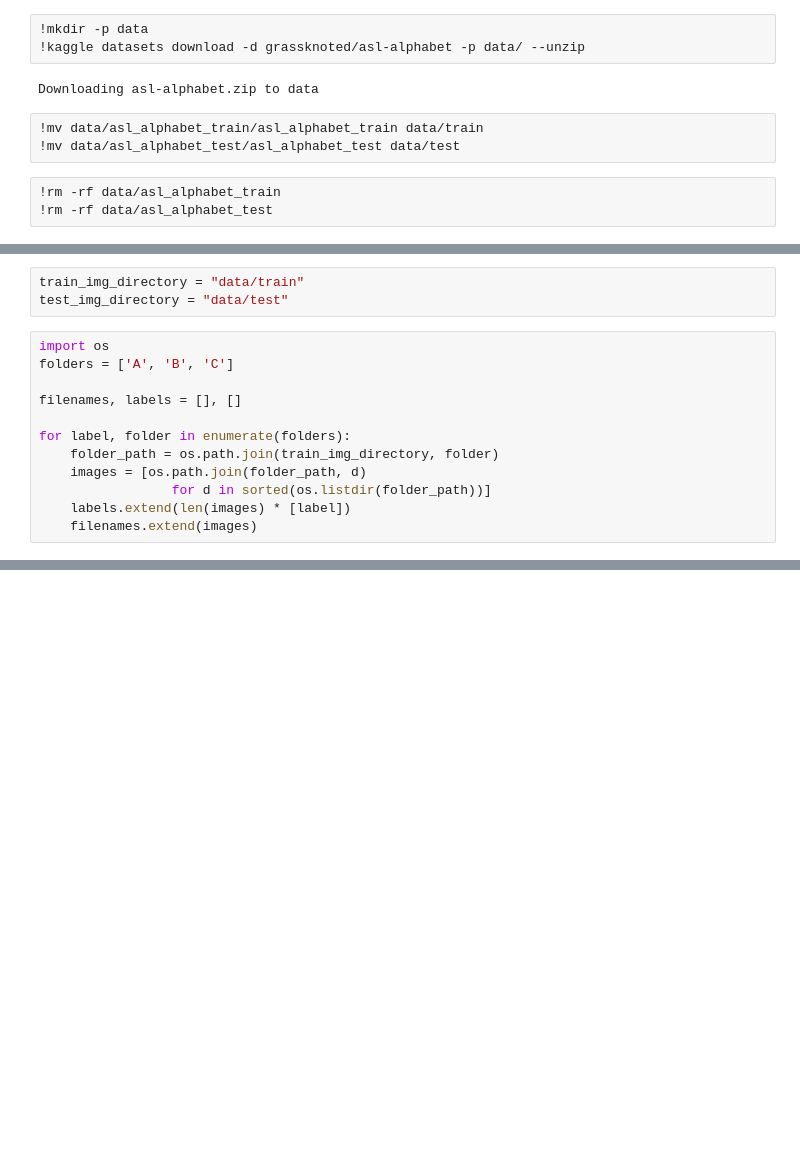
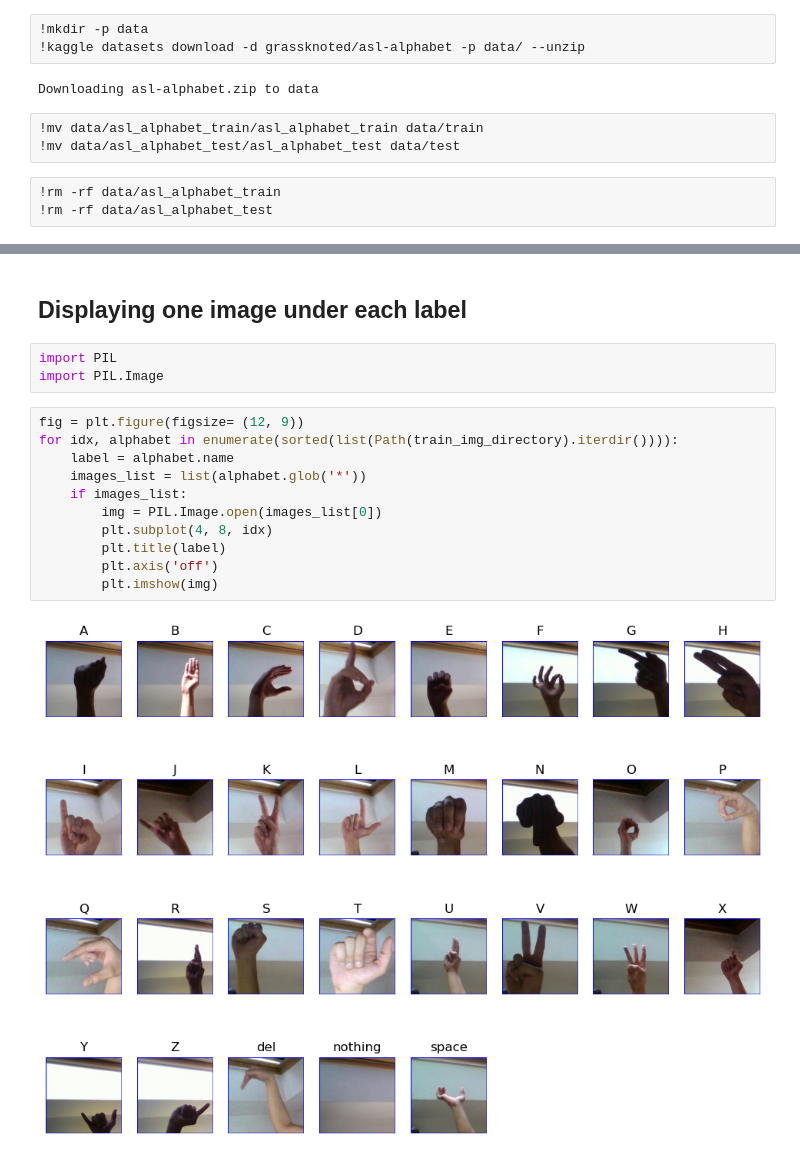
Before and after one commit to iajaykarthick/classify-asl-alphabets, a Jupyter notebook: data_download.ipynb, the cells around one changed output, grey strips where cells are left out. Drawn from its saved outputs; the diff is of its cells as text; blank space fills up the shorter version.

```diff
--- a/data_download.ipynb
+++ b/data_download.ipynb
@@ -14,15 +19,0 @@ Downloading asl-alphabet.zip to data
-# %%
-train_img_directory = "data/train"
-test_img_directory = "data/test"
-# %%
-import os
-folders = ['A', 'B', 'C']
-
-filenames, labels = [], []
-
-for label, folder in enumerate(folders):
-    folder_path = os.path.join(train_img_directory, folder)
-    images = [os.path.join(folder_path, d)
-                 for d in sorted(os.listdir(folder_path))]
-    labels.extend(len(images) * [label])
-    filenames.extend(images)
@@ -69,0 +33,18 @@ NameError: name 'image' is not defined
+# %% [markdown]
+## Displaying one image under each label
+# %%
+import PIL
+import PIL.Image
+# %%
+fig = plt.figure(figsize= (12, 9))
+for idx, alphabet in enumerate(sorted(list(Path(train_img_directory).iterdir()))):
+    label = alphabet.name
+    images_list = list(alphabet.glob('*'))
+    if images_list:
+        img = PIL.Image.open(images_list[0])
+        plt.subplot(4, 8, idx)
+        plt.title(label)
+        plt.axis('off')
+        plt.imshow(img)
+# %% [output]
+[figure, added]
```
Also changed, not shown: parts of 9 cells of this notebook.
